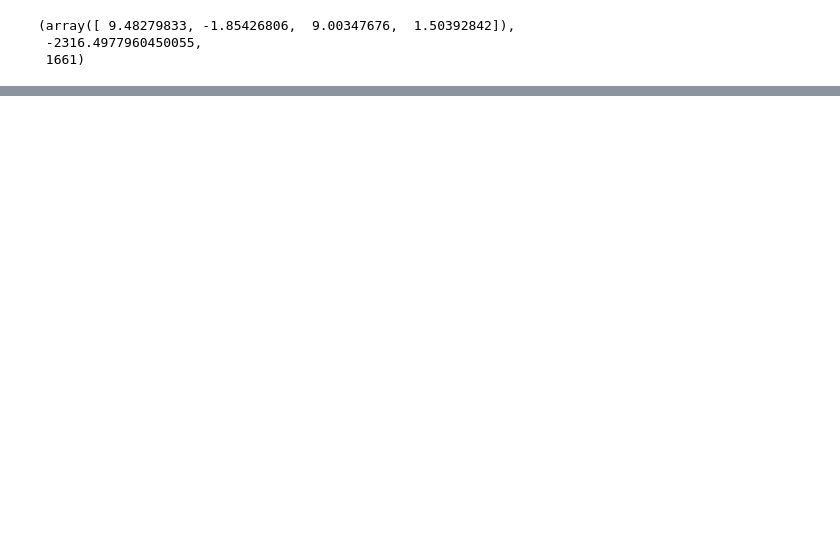
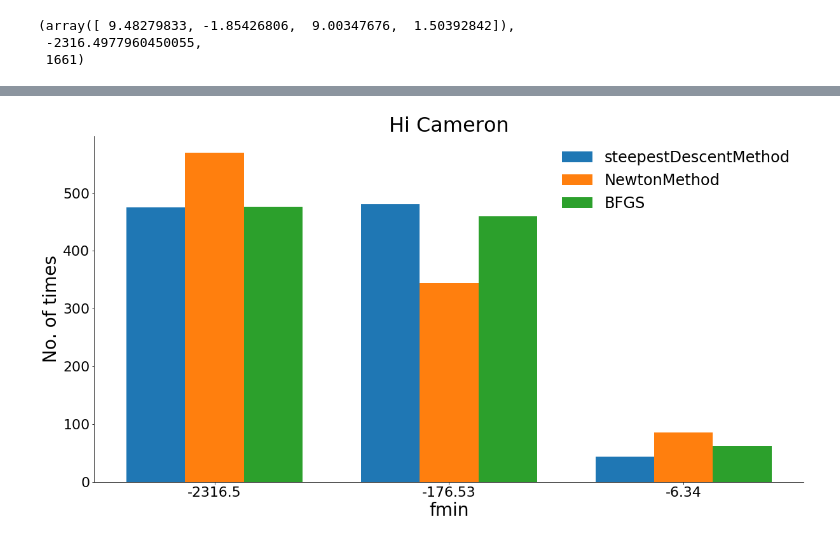
Before and after one commit to a-westcott/tior-group-project, a Jupyter notebook: Descent Methods.ipynb, the cells around one changed output, grey strips where cells are left out. Cells and saved outputs as stored; diff of their text form; code cells hidden in the pictures; blank space fills up the shorter version.

```diff
--- a/Descent Methods.ipynb
+++ b/Descent Methods.ipynb
@@ -266,0 +406,4 @@ steepestDescentMethod(f, gradf, np.array([1.0, 2,3,4]), 10**(-2), 10**(-5), 10)
+# %%
+plot('fmin', 'count', 'Hi Cameron')
+# %% [output]
+[figure, added]
```
Also changed, not shown: parts of 13 cells of this notebook.
